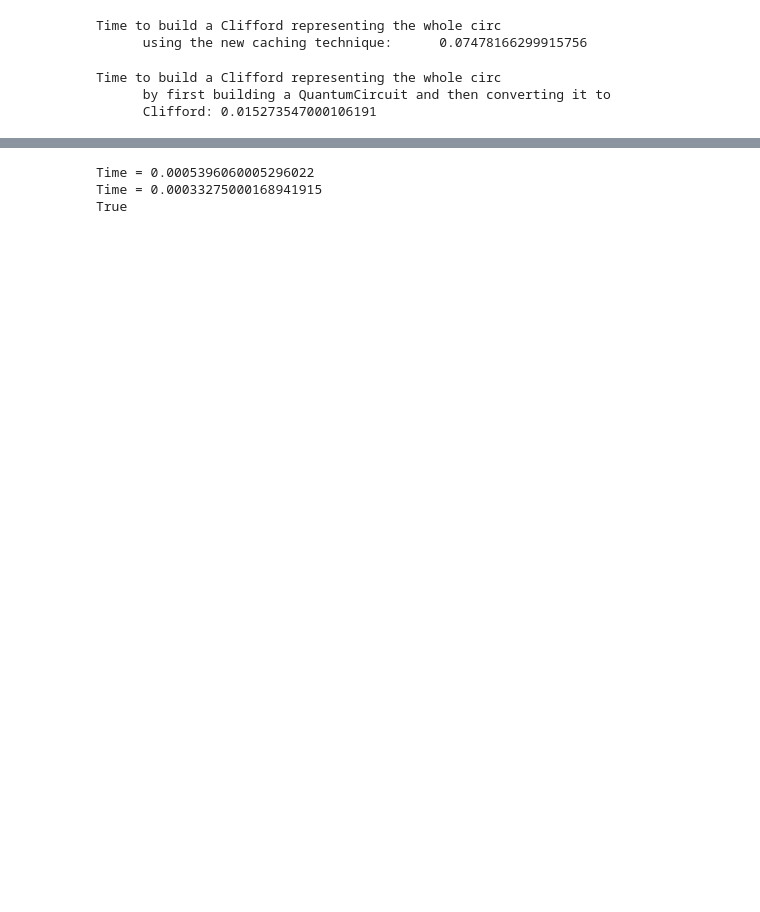
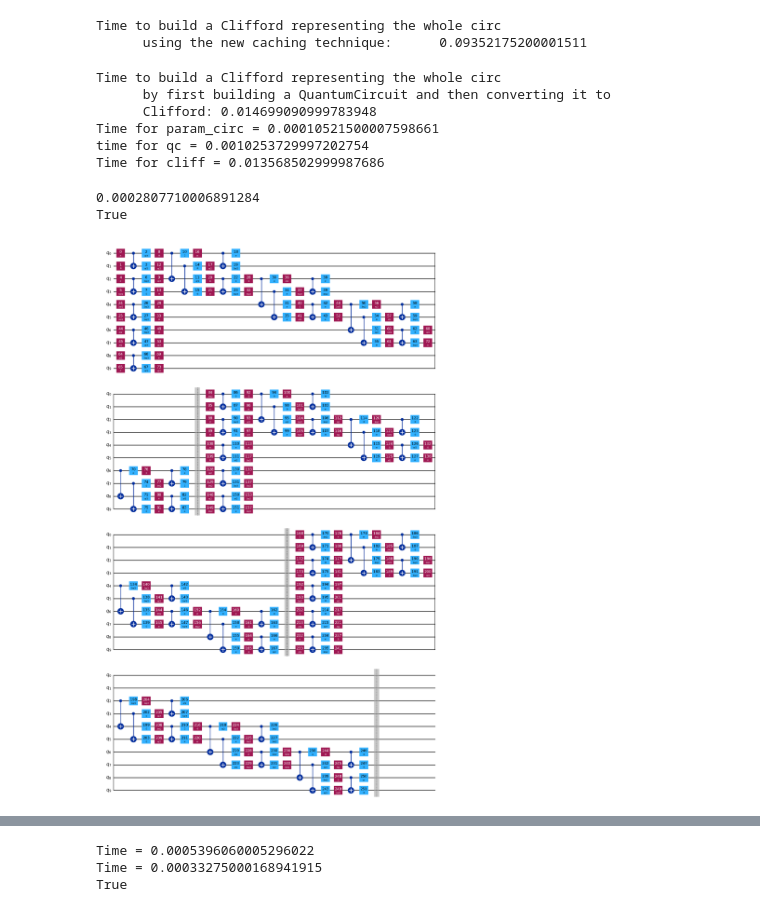
Before and after one commit to Bruno-Danti/CliffordNTK, a Jupyter notebook: notebooks/9.ipynb, the cells around one changed output, grey strips where cells are left out. Drawn from its saved outputs; the diff is of its cells as text; code cells hidden in the pictures; blank space fills up the shorter version.

```diff
--- a/notebooks/9.ipynb
+++ b/notebooks/9.ipynb
@@ -263,7 +332,8 @@ C = Clifford(
         n_qubits
     )
 )
-angles = np.random.randint(0, 3, (4, 2*n_qubits + 1, 3))
+np.random.seed(42)
+angles = np.random.randint(0, 4, (4, 2*n_qubits + 1, 3))
 
 start_time = timer()
 C = apply_circuit(C, angles, n_qubits, n_layers)
@@ -274,17 +344,41 @@ print(f"Time to build a Clifford representing the whole circ\n\
       {end_time - start_time}")
 # %% [output]
 Time to build a Clifford representing the whole circ
-      using the new caching technique:      0.07478166299915756
+      using the new caching technique:      0.09352175200001511
 # %%
 start_time = timer()
 param_circ = ConvolutionalQNN(n_qubits, n_layers)
-cliff_of_param_circ = Clifford(param_circ(np.pi / 2 * angles))
+time_1 = timer()
+qc = param_circ(np.pi / 2 * angles)
+time_2 = timer()
+cliff_of_param_circ = Clifford(qc)
 end_time = timer()
 
 print(f"Time to build a Clifford representing the whole circ\n\
       by first building a QuantumCircuit and then converting it to\n\
       Clifford: {end_time - start_time}")
+
+print(f"Time for param_circ = {time_1 - start_time}")
+print(f"time for qc = {time_2 - time_1}")
+print(
+    f"Time for cliff = {end_time - time_2}"
+)
 # %% [output]
 Time to build a Clifford representing the whole circ
       by first building a QuantumCircuit and then converting it to
-      Clifford: 0.015273547000106191
+      Clifford: 0.014699090999783948
+Time for param_circ = 0.00010521500007598661
+time for qc = 0.0010253729997202754
+Time for cliff = 0.013568502999987686
+# %%
+start_time = timer()
+
+qc_reconverted = cliff_of_param_circ.to_circuit()
+
+end_time = timer()
+
+print(end_time - start_time)
+print(Clifford(qc_reconverted) == Clifford(qc))
+# %% [output]
+0.0002807710006891284
+True
@@ -290,0 +387,4 @@ Time to build a Clifford representing the whole circ
+# %%
+qc.draw("mpl")
+# %% [output]
+[figure, added]
```
Also changed, not shown: parts of 13 cells of this notebook, 1 other file.
